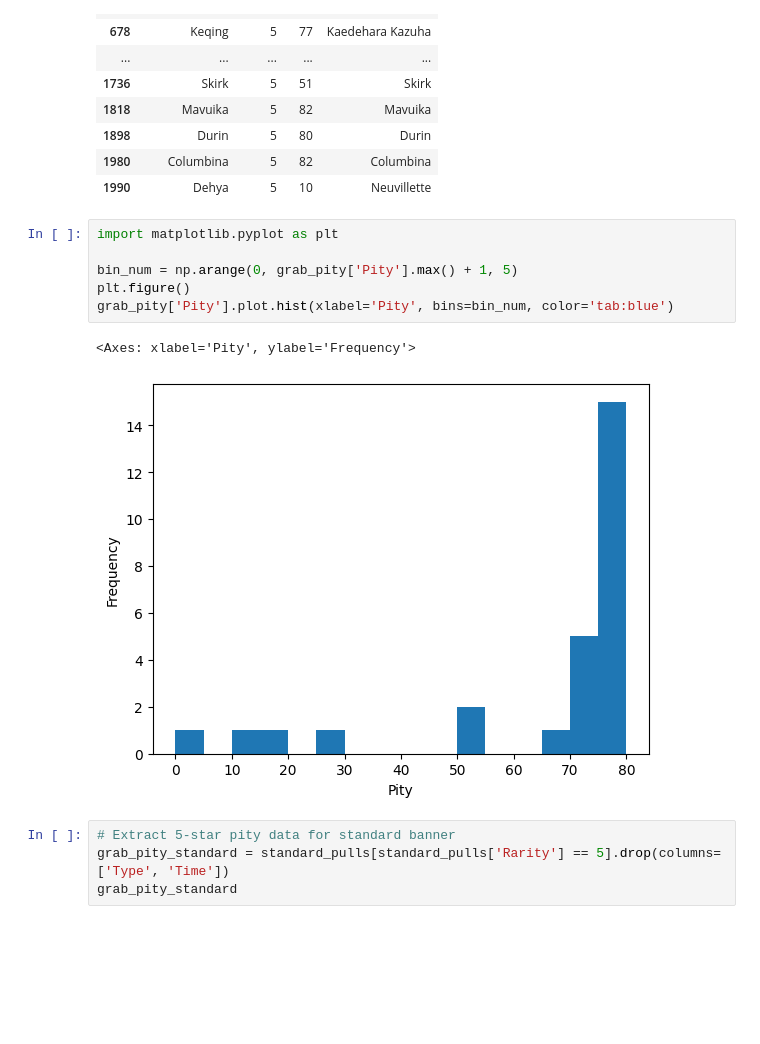
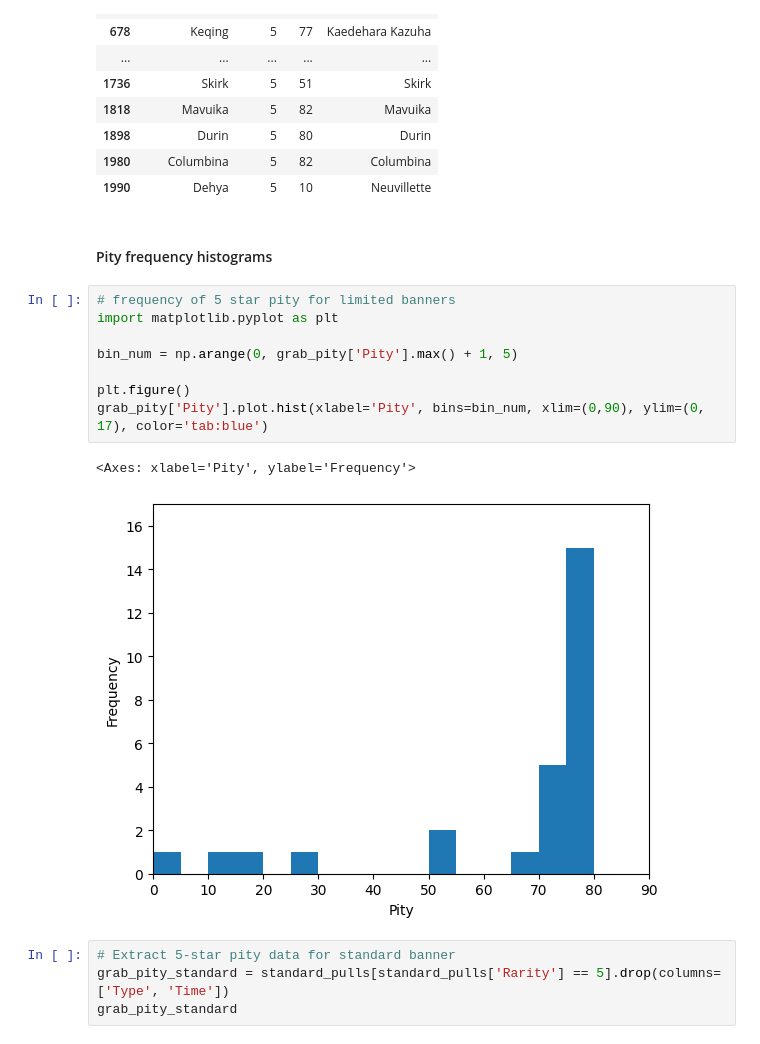
Before and after one commit to gardenstorm/Genshin-Wish-Visualization, a Jupyter notebook: Genshin_Wish_Visualization.ipynb, the cells around one changed output. Cells and saved outputs as stored; diff of their text form; blank space fills up the shorter version.

```diff
--- a/Genshin_Wish_Visualization.ipynb
+++ b/Genshin_Wish_Visualization.ipynb
@@ -1117,15 +1117,19 @@ grab_pity
 | 1898 | Durin | 5 | 80 | Durin |
 | 1980 | Columbina | 5 | 82 | Columbina |
 | 1990 | Dehya | 5 | 10 | Neuvillette |
+# %% [markdown]
+#### Pity frequency histograms
 # %%
+# frequency of 5 star pity for limited banners
 import matplotlib.pyplot as plt
 
 bin_num = np.arange(0, grab_pity['Pity'].max() + 1, 5)
+
 plt.figure()
-grab_pity['Pity'].plot.hist(xlabel='Pity', bins=bin_num, color='tab:blue')
+grab_pity['Pity'].plot.hist(xlabel='Pity', bins=bin_num, xlim=(0,90), ylim=(0, 17), color='tab:blue')
 # %% [output]
 <Axes: xlabel='Pity', ylabel='Frequency'>
-[figure, old version]
+[figure, new version]
 # %%
 # Extract 5-star pity data for standard banner
 grab_pity_standard = standard_pulls[standard_pulls['Rarity'] == 5].drop(columns=['Type', 'Time'])
```
Also changed, not shown: parts of 20 cells of this notebook.
